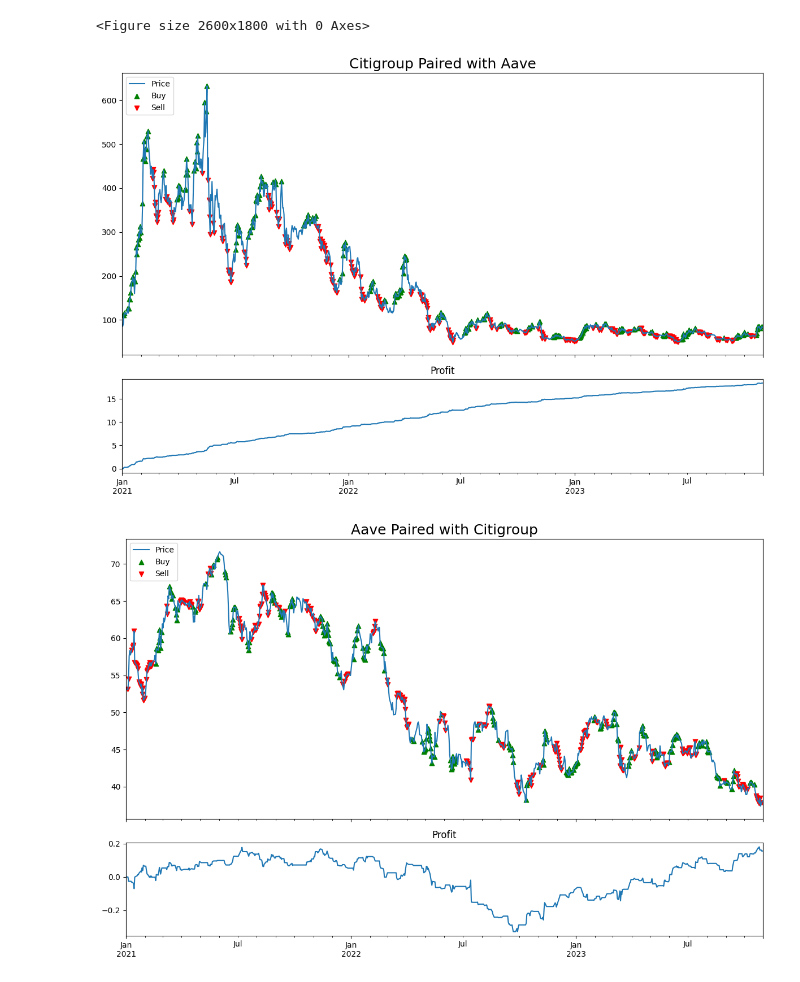
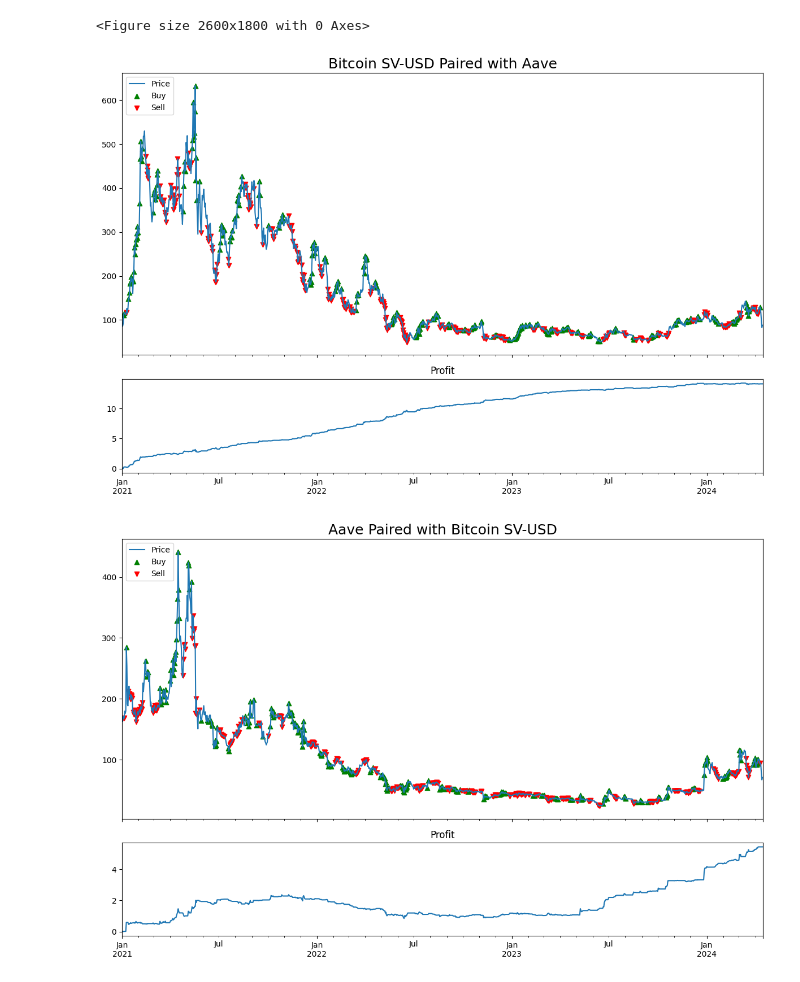
Before and after one commit to maahi-tbf/z-score_pairs_trading, a Jupyter notebook: z_score_stat_arb.ipynb, the cells around one changed output. Cells and saved outputs as stored; diff of their text form; code cells hidden in the pictures.

```diff
--- a/z_score_stat_arb.ipynb
+++ b/z_score_stat_arb.ipynb
@@ -36,7 +58,7 @@ bank_stocks = ['JPM', 'BAC', 'WFC', 'C', 'GS', 'MS', 'DB', 'UBS', 'BBVA', 'SAN',
 global_indexes = ['^DJI', '^IXIC', '^GSPC', '^FTSE', '^N225', '^HSI', '^AXJO', '^KS11', '^BFX', '^N100', '^RUT', '^VIX', '^TNX']
 
 START_DATE = '2021-01-01'
-END_DATE = '2023-10-31'
+END_DATE = '2024-04-15'
 
 universe_tickers = crypto_forex_stocks + bank_stocks + global_indexes
 universe_tickers_ts_map = {ticker: load_ticker_ts_df(ticker, START_DATE, END_DATE) for ticker in universe_tickers}
@@ -149,7 +171,7 @@ plt.show()
 # %%
 from sklearn.preprocessing import MinMaxScaler
 
-ticker_pairs = [("AAVE-USD", "C"), ("XMR-USD", "C"), ("FTX-USD", "ALLY")]
+ticker_pairs = [("BTC-USD", "XCN-USD"), ("BTC-USD", "BTCB-USD"), ("AAVE-USD", "BSV-USD")]
 fig, axs = plt.subplots(3, 1, figsize=(18, 14))
 scaler = MinMaxScaler()
 for i, (ticker1, ticker2) in enumerate(ticker_pairs):
@@ -180,7 +202,7 @@ TRAIN = int(len(uts_sanitized["AAVE-USD"]) * 0.85)
 TEST = len(uts_sanitized["AAVE-USD"]) - TRAIN
 
 AAVE_ts = uts_sanitized["AAVE-USD"]["Adj Close"][:TRAIN]
-C_ts = uts_sanitized["C"]["Adj Close"][:TRAIN]
+C_ts = uts_sanitized["BSV-USD"]["Adj Close"][:TRAIN]
 # Calculate price ratio (AAVE-USD price / C price)
 ratios = C_ts/AAVE_ts
 fig, ax = plt.subplots(figsize=(12, 8))
@@ -192,7 +214,7 @@ ax.plot(ratios.index, ratios_zscore, label="Z-Score", color='blue')
 ax.axhline(1.0, color="green", linestyle='--', label="Upper Threshold (1.0)")
 ax.axhline(-1.0, color="red", linestyle='--', label="Lower Threshold (-1.0)")
 ax.axhline(0, color="black", linestyle='--', label="Mean")
-ax.set_title('AAVE-USD / C: Price Ratio and Z-Score', fontsize=18)
+ax.set_title('AAVE-USD / BSV-USD: Price Ratio and Z-Score', fontsize=18)
 ax.set_xlabel('Date')
 ax.set_ylabel('Price Ratio / Z-Score')
 ax.legend()
@@ -329,26 +319,26 @@ def signals_zscore_evolution(ticker1_ts, ticker2_ts, window_size=15, first_ticke
     return signals_df
 # %%
 AAVE_ts = uts_sanitized["AAVE-USD"]["Adj Close"]
-C_ts = uts_sanitized["C"]["Adj Close"]
+C_ts = uts_sanitized["BSV-USD"]["Adj Close"]
 
 plt.figure(figsize=(26, 18))
 
 signals_df1 = signals_zscore_evolution(AAVE_ts, C_ts, threshold=1)
 profit_df1 = calculate_profit(signals_df1, AAVE_ts)
 ax1, _ = plot_strategy(AAVE_ts, signals_df1, profit_df1)
 
 signals_df2 = signals_zscore_evolution(AAVE_ts, C_ts, first_ticker=False, threshold=1)
 profit_df2 = calculate_profit(signals_df2, C_ts)
 ax2, _ = plot_strategy(C_ts, signals_df2, profit_df2)
 
 ax1.legend(loc='upper left', fontsize=10)
-ax1.set_title(f'Citigroup Paired with Aave', fontsize=18)
+ax1.set_title(f'Bitcoin SV-USD Paired with Aave', fontsize=18)
 ax2.legend(loc='upper left', fontsize=10)
-ax2.set_title(f'Aave Paired with Citigroup', fontsize=18)
+ax2.set_title(f'Aave Paired with Bitcoin SV-USD', fontsize=18)
 
 plt.tight_layout()
 plt.show()
 # %% [output]
 <Figure size 2600x1800 with 0 Axes>
-[figure, old version]
+[figure, new version]
-[figure, old version]
+[figure, new version]
```
Also changed, not shown: parts of 25 cells of this notebook.
